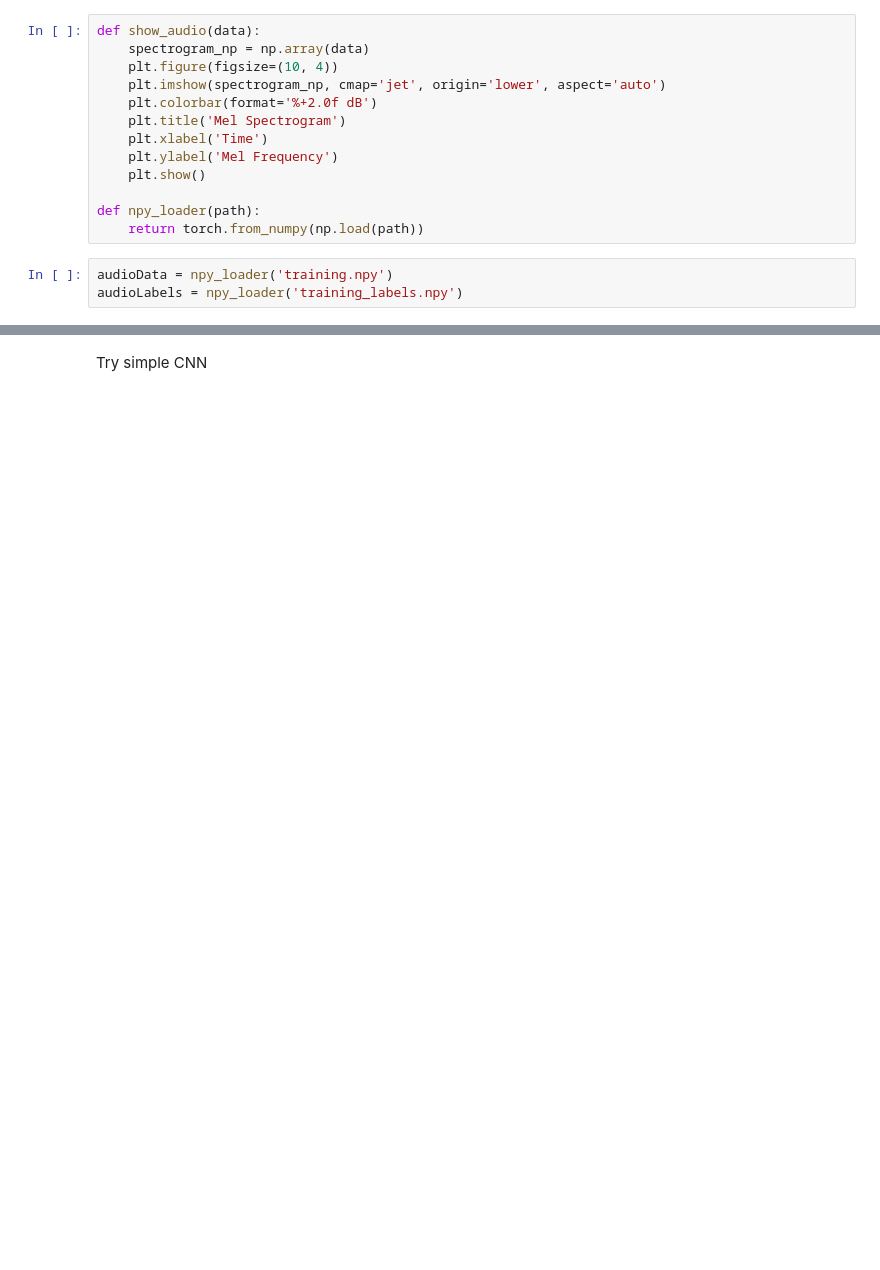
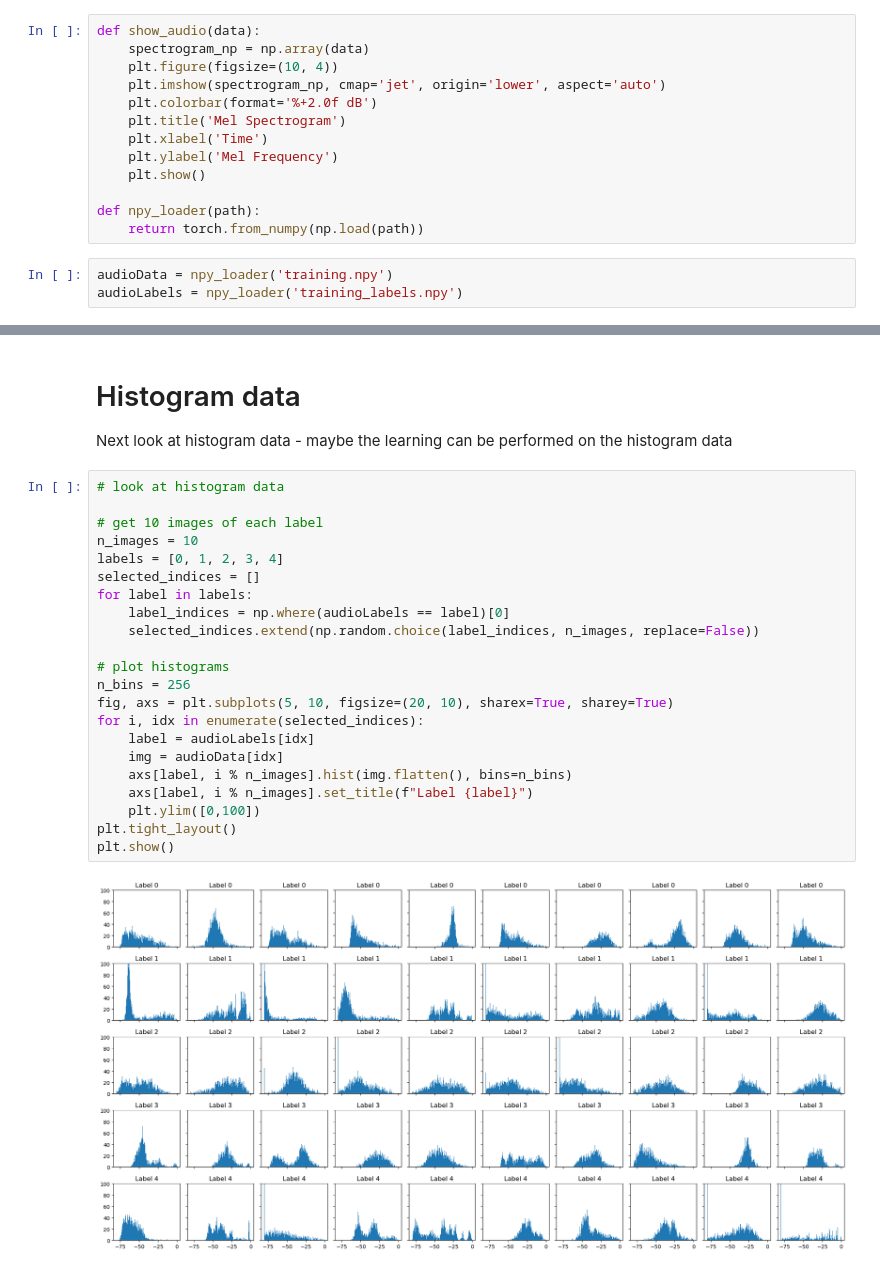
Before and after one commit to hmhauter/audio-explorer, a Jupyter notebook: model.ipynb, the cells around one changed output, grey strips where cells are left out. Saved outputs shown, nothing was run; the diff lists cells and outputs as text; blank space fills up the shorter version.

```diff
--- a/model.ipynb
+++ b/model.ipynb
@@ -115,2 +110,27 @@ Explained variance ratio: [4.4029146e-01 1.1220708e-01 8.5846581e-02 5.5075414e-
-# %% [markdown]
-Try simple CNN
+# %% [markdown]
+# Histogram data
+Next look at histogram data - maybe the learning can be performed on the histogram data
+# %%
+# look at histogram data
+
+# get 10 images of each label
+n_images = 10
+labels = [0, 1, 2, 3, 4]
+selected_indices = []
+for label in labels:
+    label_indices = np.where(audioLabels == label)[0]
+    selected_indices.extend(np.random.choice(label_indices, n_images, replace=False))
+
+# plot histograms
+n_bins = 256
+fig, axs = plt.subplots(5, 10, figsize=(20, 10), sharex=True, sharey=True)
+for i, idx in enumerate(selected_indices):
+    label = audioLabels[idx]
+    img = audioData[idx]
+    axs[label, i % n_images].hist(img.flatten(), bins=n_bins)
+    axs[label, i % n_images].set_title(f"Label {label}")
+    plt.ylim([0,100])
+plt.tight_layout()
+plt.show()
+# %% [output]
+[figure, added]
```
Also changed, not shown: parts of 29 cells of this notebook, 2 other files.
